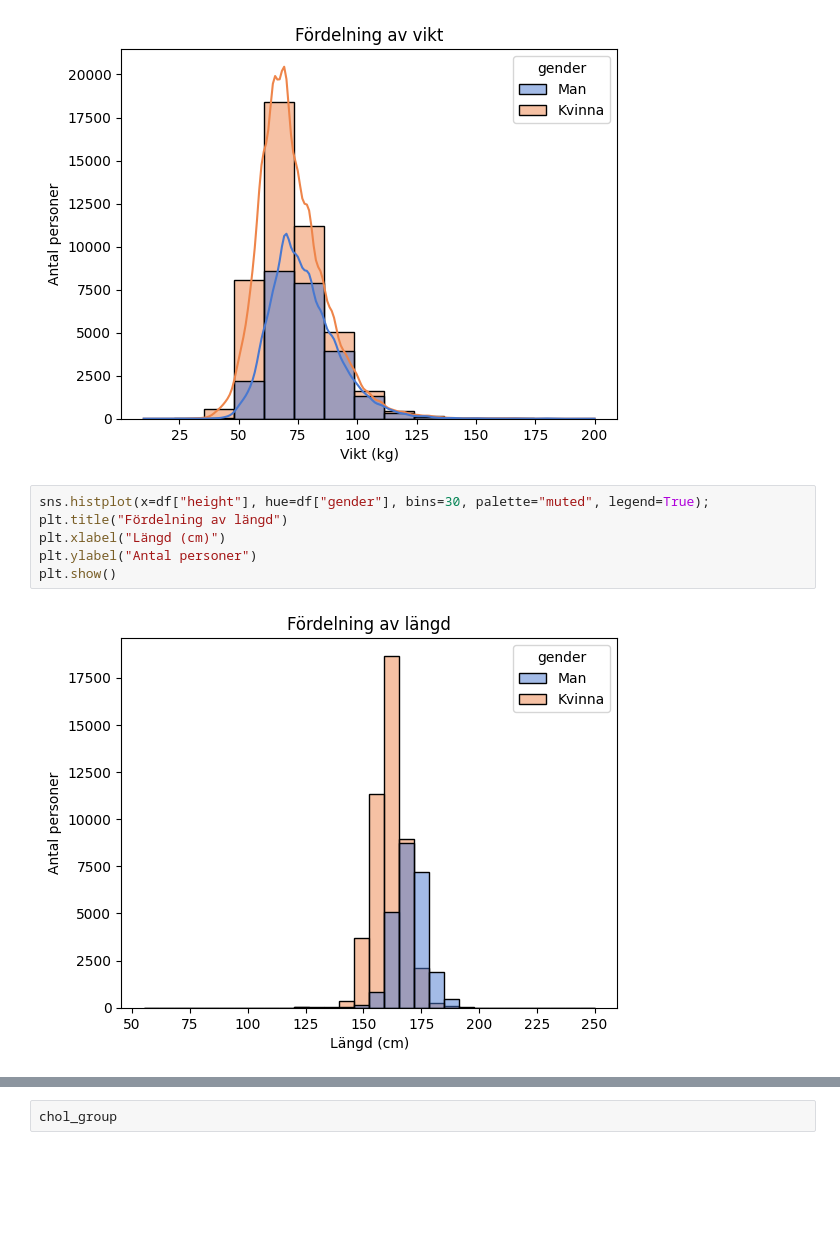
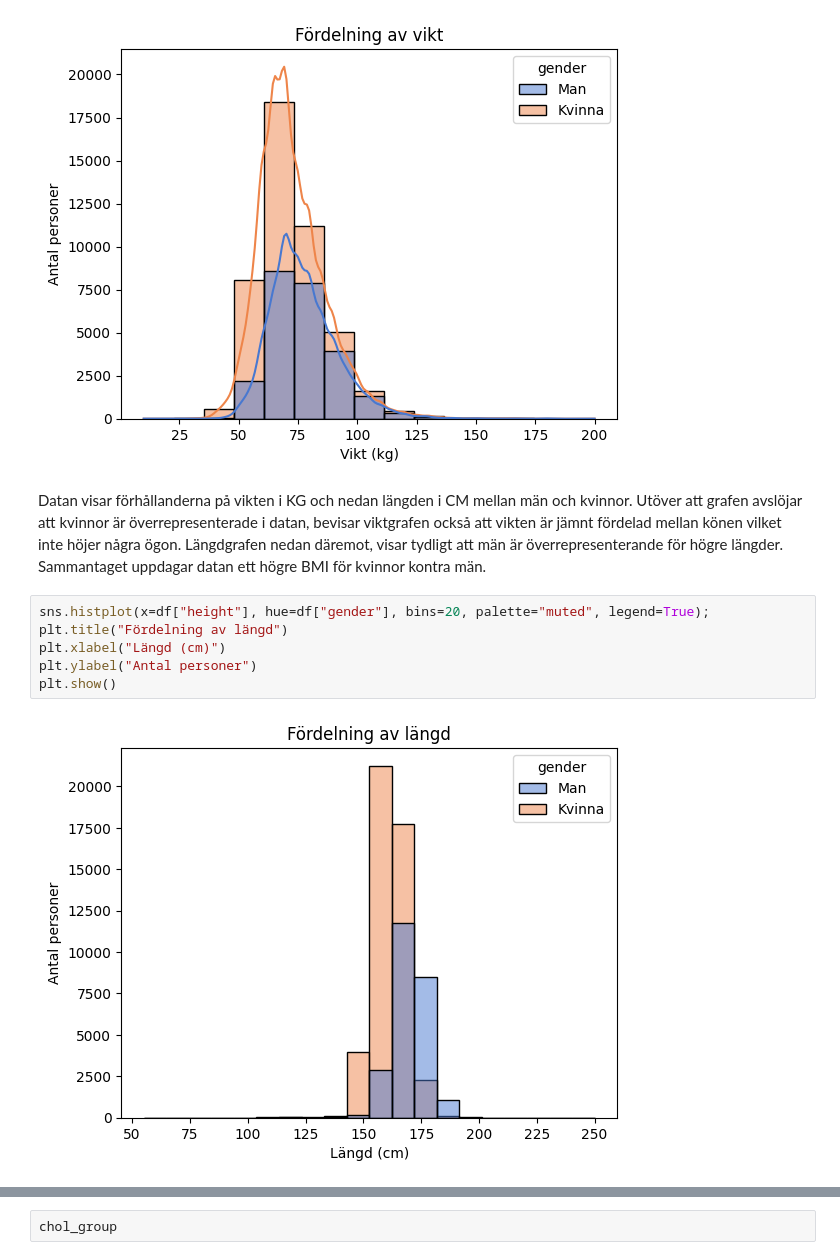
Before and after one commit to MrEcE0046/Machine-Learning, a Jupyter notebook: Lab/Lab_Demo.ipynb, the cells around one changed output, grey strips where cells are left out. Saved outputs shown, nothing was run; the diff lists cells and outputs as text; blank space fills up the shorter version.

```diff
--- a/Lab/Lab_Demo.ipynb
+++ b/Lab/Lab_Demo.ipynb
@@ -127,11 +123,13 @@ plt.ylabel("Antal personer")
 plt.show()
 # %% [output]
 [figure]
+# %% [markdown]
+Datan visar förhållanderna på vikten i KG och nedan längden i CM mellan män och kvinnor. Utöver att grafen avslöjar att kvinnor är överrepresenterade i datan, bevisar viktgrafen också att vikten är jämnt fördelad mellan könen vilket inte höjer några ögon. Längdgrafen nedan däremot, visar tydligt att män är överrepresenterande för högre längder. Sammantaget uppdagar datan ett högre BMI för kvinnor kontra män.
 # %%
-sns.histplot(x=df["height"], hue=df["gender"], bins=30, palette="muted", legend=True);
+sns.histplot(x=df["height"], hue=df["gender"], bins=20, palette="muted", legend=True);
 plt.title("Fördelning av längd")
 plt.xlabel("Längd (cm)")
 plt.ylabel("Antal personer")
 plt.show()
 # %% [output]
-[figure, old version]
+[figure, new version]
```
Also changed, not shown: parts of 33 cells of this notebook, 1 other file.
